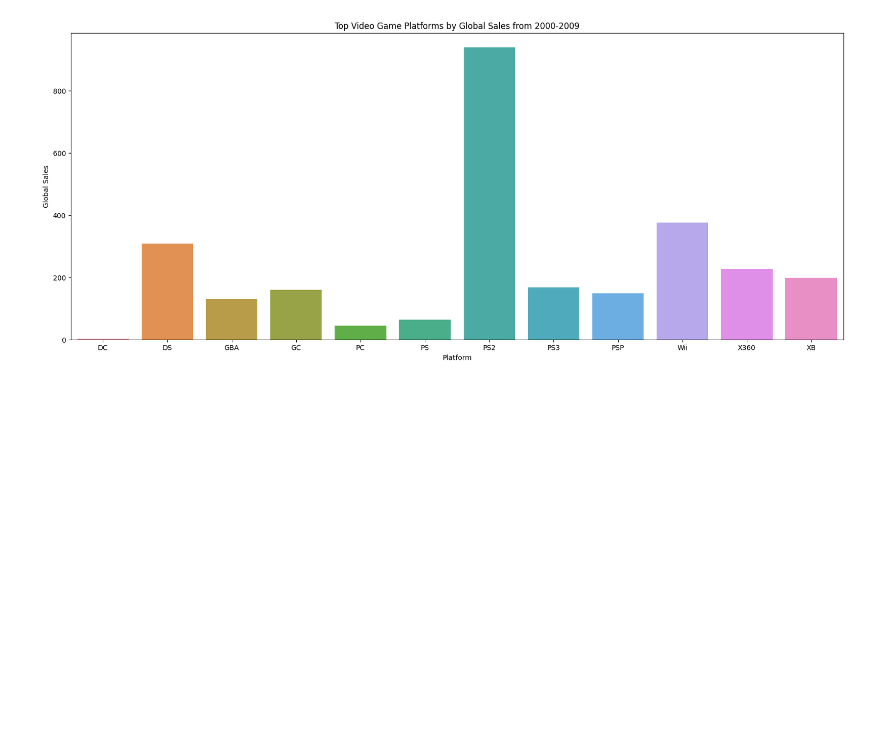
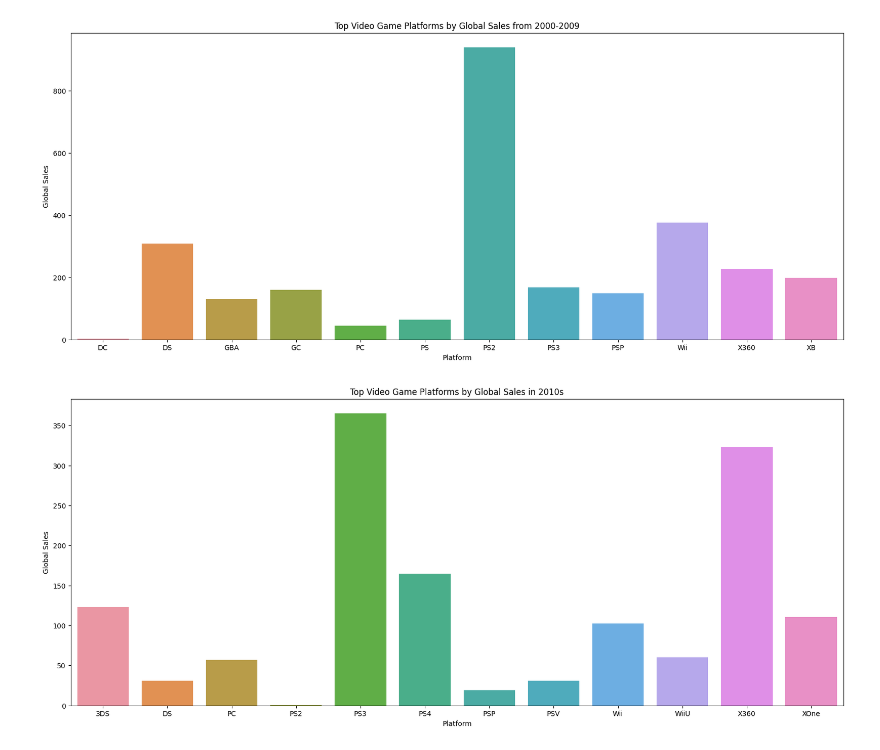
Before and after one commit to tangiambe/Data_Analytics_Project, a Jupyter notebook: tangi_visualizations.ipynb, the cells around one changed output. Saved outputs shown, nothing was run; the diff lists cells and outputs as text; code cells hidden in the pictures; blank space fills up the shorter version.

```diff
--- a/tangi_visualizations.ipynb
+++ b/tangi_visualizations.ipynb
@@ -148,3 +147,15 @@ plt.ylabel('Global Sales')
 plt.show()
 # %% [output]
 [figure]
+# %%
+# Top Video Game Platforms by Global Sales from 2010-2016
+platforms10 = vg10s.groupby('Platform')['Global_Sales'].sum()
+
+plt.figure(figsize=(20, 8))
+sns.barplot(x = platforms10.index, y = platforms10.values)
+plt.title('Top Video Game Platforms by Global Sales in 2010s')
+plt.xlabel('Platform')
+plt.ylabel('Global Sales')
+plt.show()
+# %% [output]
+[figure, added]
```
Also changed, not shown: parts of 7 cells of this notebook.
